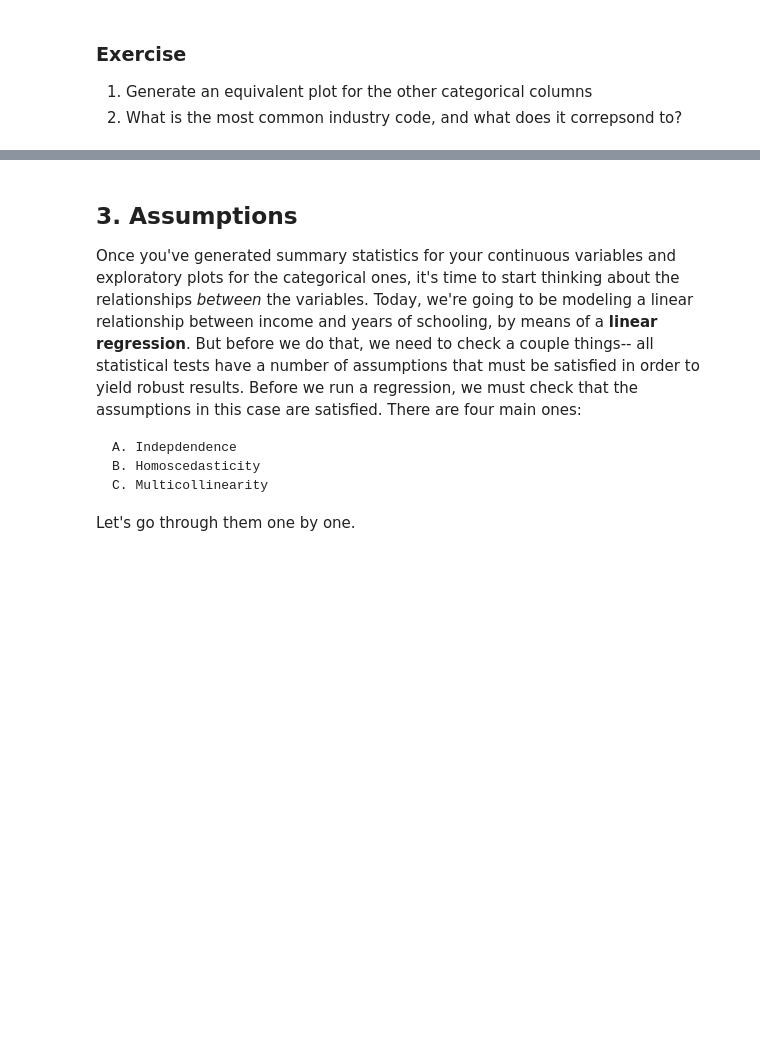
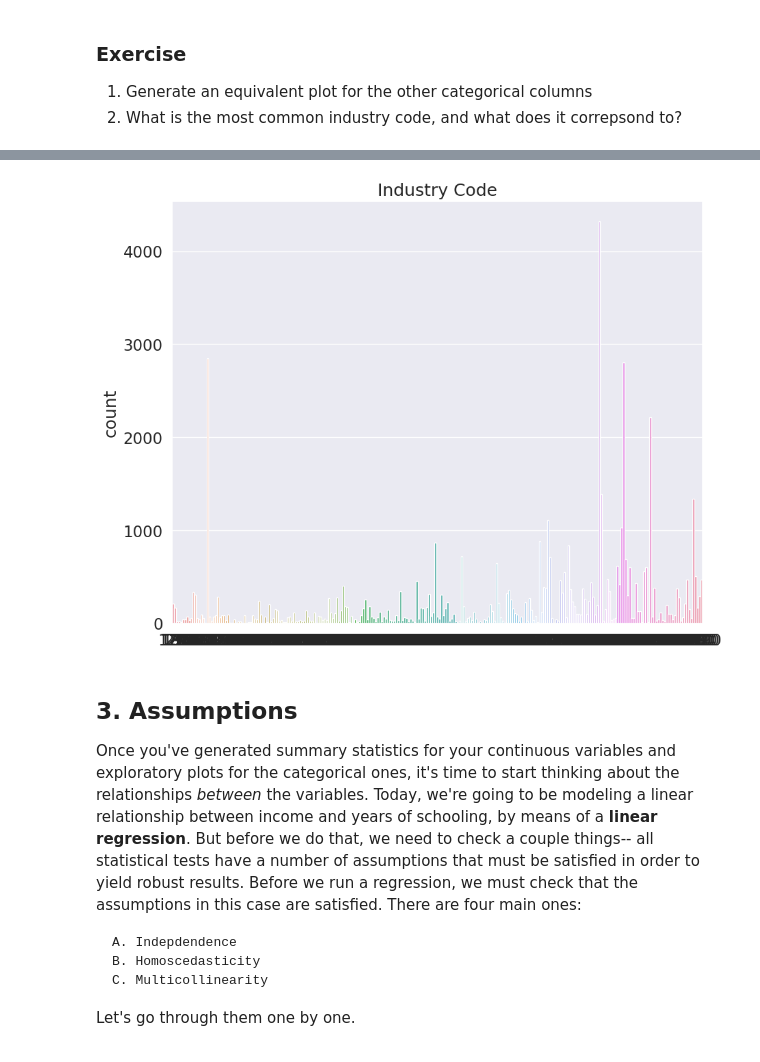
Before and after one commit to danakrasznai/QM2, a Jupyter notebook: notebooks/W08. Linear Regression.ipynb, the cells around one changed output, grey strips where cells are left out. Saved outputs shown, nothing was run; the diff lists cells and outputs as text; code cells hidden in the pictures; blank space fills up the shorter version.

```diff
--- a/notebooks/W08. Linear Regression.ipynb
+++ b/notebooks/W08. Linear Regression.ipynb
@@ -171,3 +182,13 @@ plt.show() # show the plot
+# %%
+sns.countplot(data=reg_df, x='ind')
+
+plt.title('Industry Code')
+plt.xlabel('')
+plt.show()
+pylab.rcParams['figure.figsize'] = (100., 8.)
+sns.set(font_scale=1.5)
+# %% [output]
+[figure, added]
 # %% [markdown]
 ## 3. Assumptions
 
```
Also changed, not shown: parts of 4 cells of this notebook.
